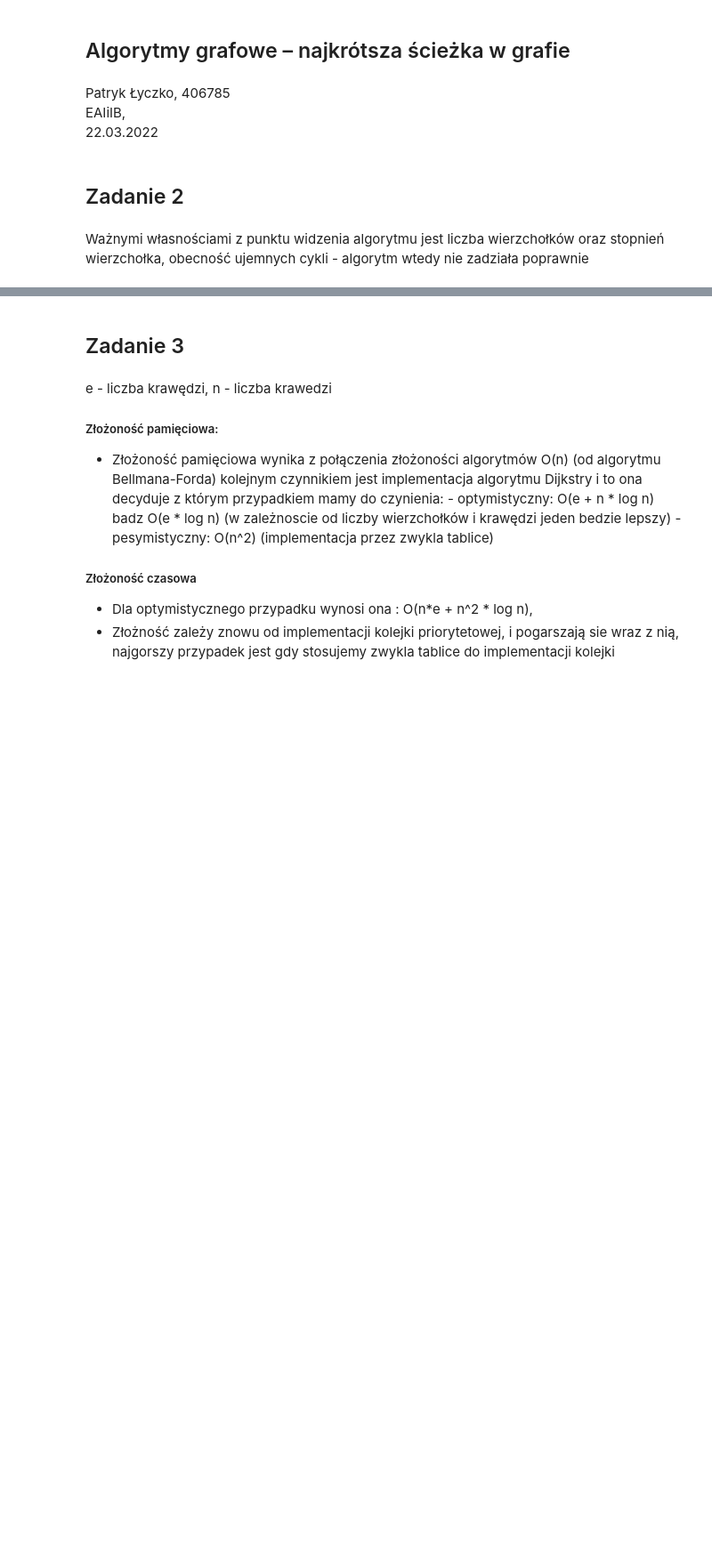
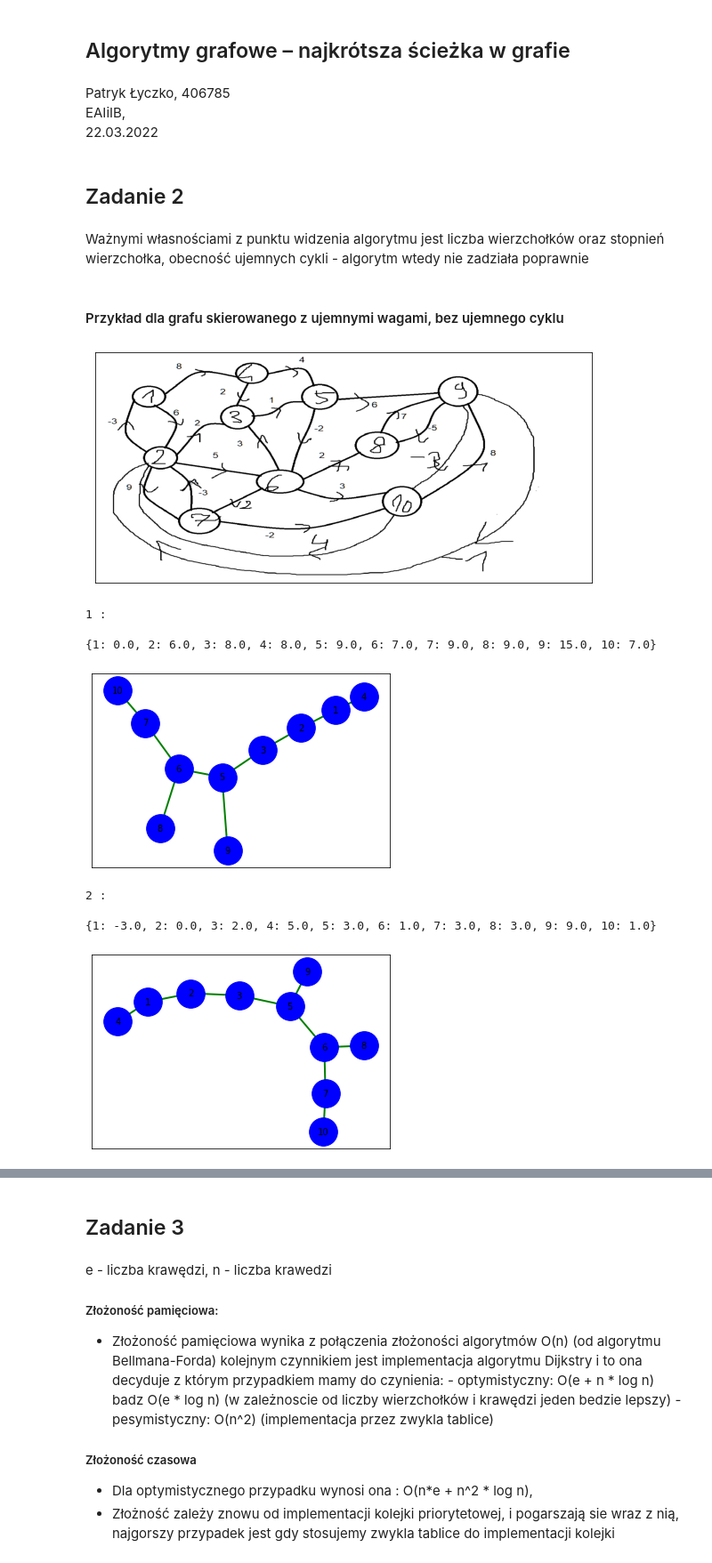
Before and after one commit to patryklyczko/BO, a Jupyter notebook: Lab4.ipynb, the cells around one changed output, grey strips where cells are left out. Shown: that part at 89% size. Saved outputs shown, nothing was run; the diff lists cells and outputs as text; code cells hidden in the pictures; blank space fills up the shorter version.

```diff
--- a/Lab4.ipynb
+++ b/Lab4.ipynb
@@ -117,8 +128,10 @@ def Johnsona(G, weight):
 
     ## Zwracany jest wektor do modyfikacji wag orginalnego grafu
     mod_Weig = Bellman_Ford(G, weight)
+    # print(mod_Weig)
     if mod_Weig == []:
-        return None, None
+        return []
+
 
     ## Nowa macierz wag, zmieniamy wagi aby nie pojawiły się wagi ujemne
     mod_weight_graph = np.zeros((V_len,V_len))
@@ -127,14 +140,16 @@ def Johnsona(G, weight):
             if weight[i][j] != 0:
                 mod_weight_graph[i][j] = weight[i][j] + mod_Weig[i] - mod_Weig[j]
 
+    # print(mod_weight_graph)
     traces = [Dijkstra(G, mod_weight_graph,i) for i in range(1, V_len + 1)]
 
 
     ## Poprawienie wartości wag na prawidłowe
     for i in range(V_len):
         val = traces[i][0]
-        for j in range(1, V_len):
-            (traces[i][0])[j] = (traces[i][0])[j] - mod_Weig[i] + mod_Weig[j]
+        for j in range(0, V_len):
+            (traces[i][0])[j + 1] = (traces[i][0])[j + 1] - mod_Weig[i]  + mod_Weig[j]
+
 
     return traces
 # %% [markdown]
@@ -156,8 +171,64 @@ def vis_graph(way):
     fig = plt.figure()
     pos = nx.spring_layout(Graph)
     nx.draw_networkx_nodes(Graph,pos,node_color='b', node_size=1000)
-    nx.draw_networkx_edges(Graph, pos, width=3,alpha=1, edge_color='g')
+    nx.draw_networkx_edges(Graph, pos, width=2,alpha=1, edge_color='g')
     labels = {i:str(i) for i in range(1,11)}
     nx.draw_networkx_labels(Graph,pos,labels=labels, font_size=10)
 
     plt.show()
+# %% [markdown]
+#### Przykład dla grafu skierowanego z ujemnymi wagami, bez ujemnego cyklu
+# %%
+G={1: [2,4],
+    2: [1,3,6,7],
+    3: [5],
+    4: [3,5],
+    5: [6,9],
+    6: [3,7,8,10],
+    7: [2,10],
+    8: [9],
+    9: [2,8,10],
+    10: [2,9]}
+INF = np.inf
+weight = np.array([[0,6,INF,8,INF,INF,INF,INF,INF,INF],#1
+                [-3,0,2,INF,INF,5,9,INF,INF,INF],#2
+                [INF,INF,0,INF,1,INF,INF,INF,INF,INF],#3
+                [INF,INF,2,0,4,INF,INF,INF,INF,INF],#4
+                [INF,INF,INF,INF,0,-2,INF,INF,6,INF],#5
+                [INF,INF,3,INF,INF,0,2,2,INF,3],#6
+                [INF,-3,INF,INF,INF,INF,0,INF,INF,-2],#7
+                [INF,INF,INF,INF,INF,INF,INF,0,7,INF],#8
+                [INF,-1,INF,INF,INF,INF,INF,-5,0,-3],#9
+                [INF,4,INF,INF,INF,INF,INF,INF,8,0]])#10
+
+I = cv2.imread("graf_skierowany.png")
+plt.figure(figsize=(10,10))
+plt.imshow(I)
+plt.xticks([])
+plt.yticks([])
+plt.show()
+
+# od 0 do max 10
+for i in range(2):
+    to_unpack = Johnsona(G, weight)
+    if to_unpack == []:
+        print("Posiada cykl ujemny")
+        break
+    to_unpack = Johnsona(G, weight)[i]
+    val, road = to_unpack
+    print("{} : \n".format(i + 1))
+    print(val)
+    vis_graph(road)
+
+## Przedstawienie drzew rozpinających jako najkrótszej drogi i wartosci dojscia do
+# kolejnych wierzchołków (W razie potrzeby zmienic zakres petli)
+# %% [output]
+[figure, added]
+1 :
+
+{1: 0.0, 2: 6.0, 3: 8.0, 4: 8.0, 5: 9.0, 6: 7.0, 7: 9.0, 8: 9.0, 9: 15.0, 10: 7.0}
+[figure, added]
+2 :
+
+{1: -3.0, 2: 0.0, 3: 2.0, 4: 5.0, 5: 3.0, 6: 1.0, 7: 3.0, 8: 3.0, 9: 9.0, 10: 1.0}
+[figure, added]
```
Also changed, not shown: parts of 7 cells of this notebook, 3 other files.
